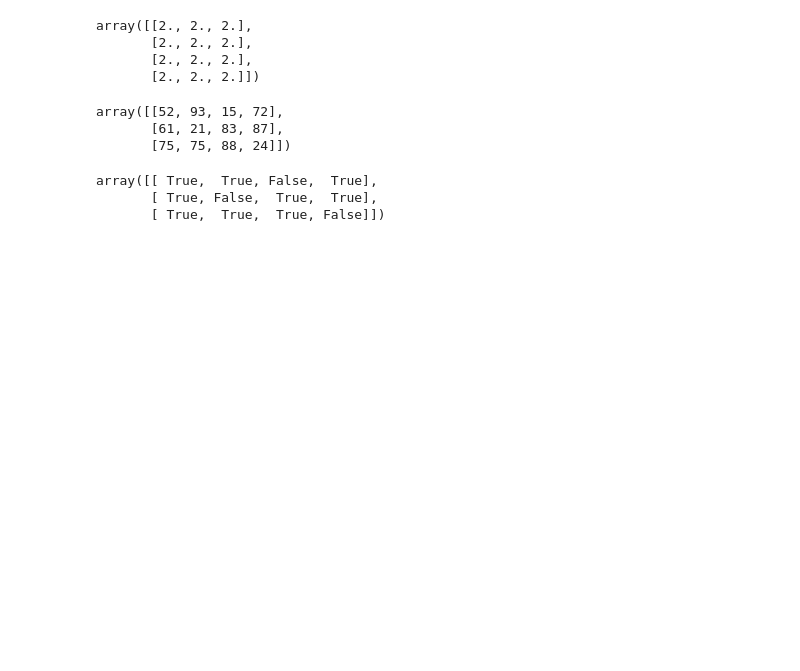
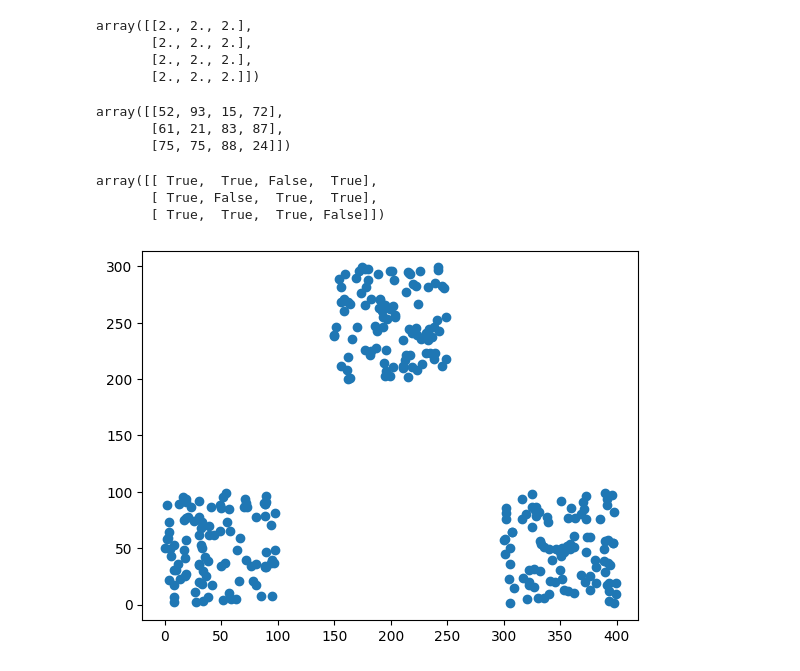
Before and after one commit to inancarin/DSA201_2024_2025_SPRING, a Jupyter notebook: Week03/Lecture/numpy.ipynb, the cells around one changed output. Cells and saved outputs as stored; diff of their text form; code cells hidden in the pictures; blank space fills up the shorter version.

```diff
--- a/Week03/Lecture/numpy.ipynb
+++ b/Week03/Lecture/numpy.ipynb
@@ -210,3 +211,31 @@ e > 50
 array([[ True,  True, False,  True],
        [ True, False,  True,  True],
        [ True,  True,  True, False]])
+# %%
+"""
+G1 = [
+    [1, 10],
+    [15, 78],
+    [23, 14],
+    ...
+]
+"""
+
+G1 = np.random.randint(0, 100, (100, 2))
+
+G2_X = np.random.randint(300, 400, (100, 1))
+G2_Y = np.random.randint(0, 100, (100, 1))
+G2 = np.concatenate((G2_X, G2_Y), axis=1)
+
+G3_X = np.random.randint(150, 250, (100, 1))
+G3_Y = np.random.randint(200, 300, (100, 1))
+G3 = np.concatenate((G3_X, G3_Y), axis=1)
+
+allData = np.concatenate((G1, G2, G3), axis=0)
+
+#plt.scatter(G1[:,0] , G1[:,1])
+#plt.scatter(G2[:,0] , G2[:,1])
+plt.scatter(allData[:, 0], allData[:, 1])
+plt.show()
+# %% [output]
+[figure, added]
```
Also changed, not shown: parts of 1 cell of this notebook.
